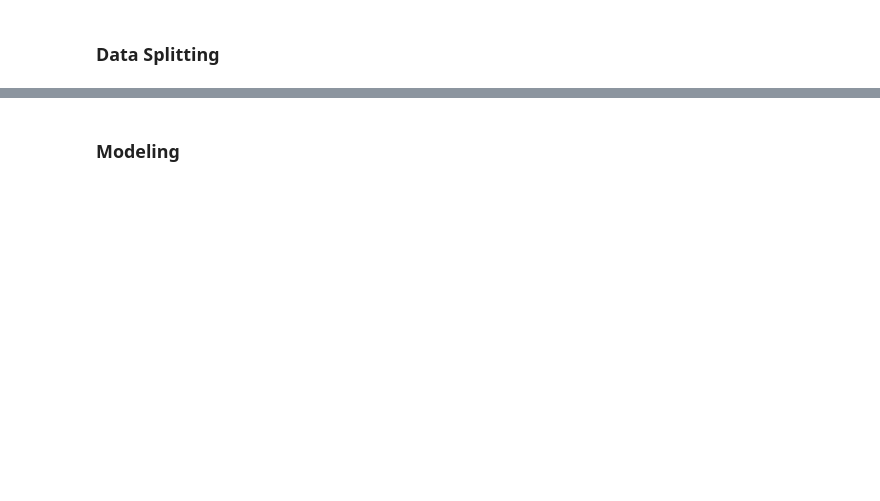
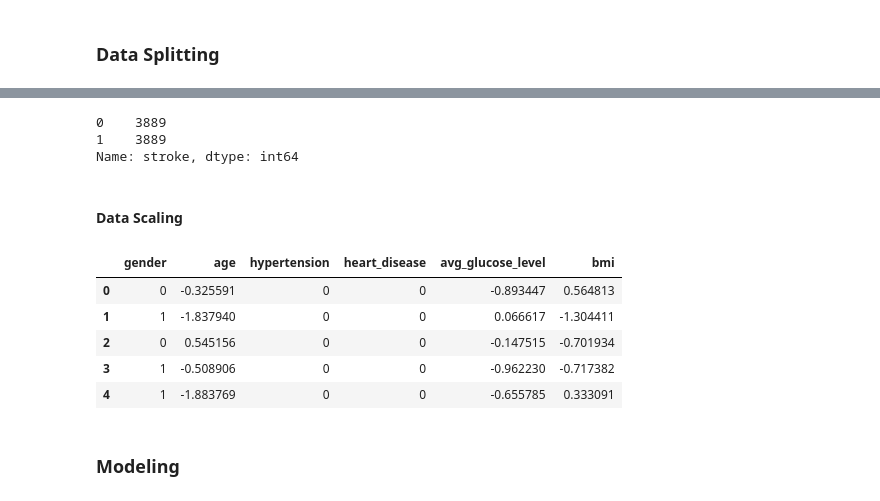
Before and after one commit to HoaNguyen710/PYTHON_FOR_DATA_SCIENCE, a Jupyter notebook: model.ipynb, the cells around one changed output, grey strips where cells are left out. Drawn from its saved outputs; the diff is of its cells as text; code cells hidden in the pictures; blank space fills up the shorter version.

```diff
--- a/model.ipynb
+++ b/model.ipynb
@@ -546,7 +518,6 @@ Text(0.5, 1.0, 'Probability Plot')
 ### Data Splitting
 # %%
 df = pd.read_csv('data/healthcare-dataset-stroke-data.csv')
-df = df[df['gender'] != 'Other']
 df.rename({'Residence_type': 'residence_type'}, axis=1, inplace=True)
 mean = df['bmi'].mean(skipna=True)
 df['bmi']= df['bmi'].mask(df['bmi'].isnull(), mean)
@@ -569,8 +553,0 @@ X_train, X_test, Y_train, Y_test = train_test_split(X,Y, test_size= 0.20, random
-# %%
-standard_scaler = StandardScaler()
-function_transformer = FunctionTransformer(np.log1p, validate=False)
-label_encoder = LabelEncoder()
-X_train['gender'] = label_encoder.fit_transform(X_train['gender'])
-X_train['age'] = standard_scaler.fit_transform(X_train['age'].values.reshape(-1,1))
-X_train['avg_glucose_level'] = function_transformer.fit_transform(X_train['avg_glucose_level'].values.reshape(-1,1))
-X_train['bmi'] = function_transformer.fit_transform(X_train['bmi'].values.reshape(-1,1))
@@ -577,5 +557,27 @@ X_train['bmi'] = function_transformer.fit_transform(X_train['bmi'].values.reshap
 # %%
 X_train, Y_train = SMOTE().fit_resample(X_train, Y_train)
+# %%
+rob_scaler = StandardScaler()
+X_train['age'] = rob_scaler.fit_transform(X_train['age'].values.reshape(-1,1))
+X_train['avg_glucose_level'] = rob_scaler.fit_transform(X_train['avg_glucose_level'].values.reshape(-1,1))
+X_train['bmi'] = rob_scaler.fit_transform(X_train['bmi'].values.reshape(-1,1))
+# %%
+Y_train.value_counts()
+# %% [output]
+0    3889
+1    3889
+Name: stroke, dtype: int64
+# %% [markdown]
+#### Data Scaling
+# %%
+X_train.head()
+# %% [output]
+|  | gender | age | hypertension | heart_disease | avg_glucose_level | bmi |
+| 0 | 0 | -0.325591 | 0 | 0 | -0.893447 | 0.564813 |
+| 1 | 1 | -1.837940 | 0 | 0 | 0.066617 | -1.304411 |
+| 2 | 0 | 0.545156 | 0 | 0 | -0.147515 | -0.701934 |
+| 3 | 1 | -0.508906 | 0 | 0 | -0.962230 | -0.717382 |
+| 4 | 1 | -1.883769 | 0 | 0 | -0.655785 | 0.333091 |
 # %% [markdown]
 ### Modeling
 # %%
```
Also changed, not shown: parts of 19 cells of this notebook, 1 other file.
